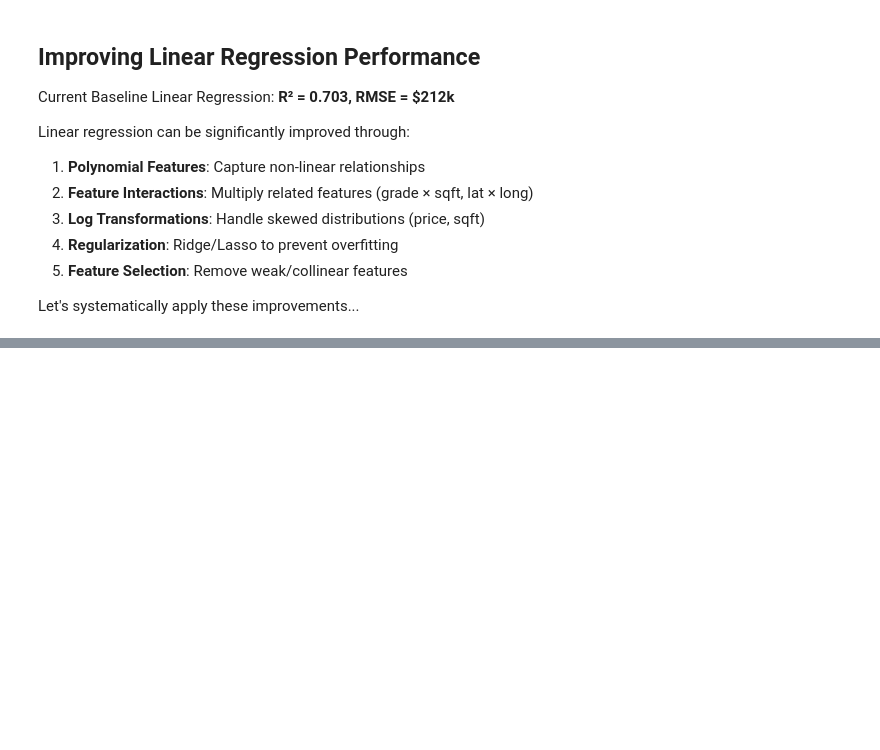
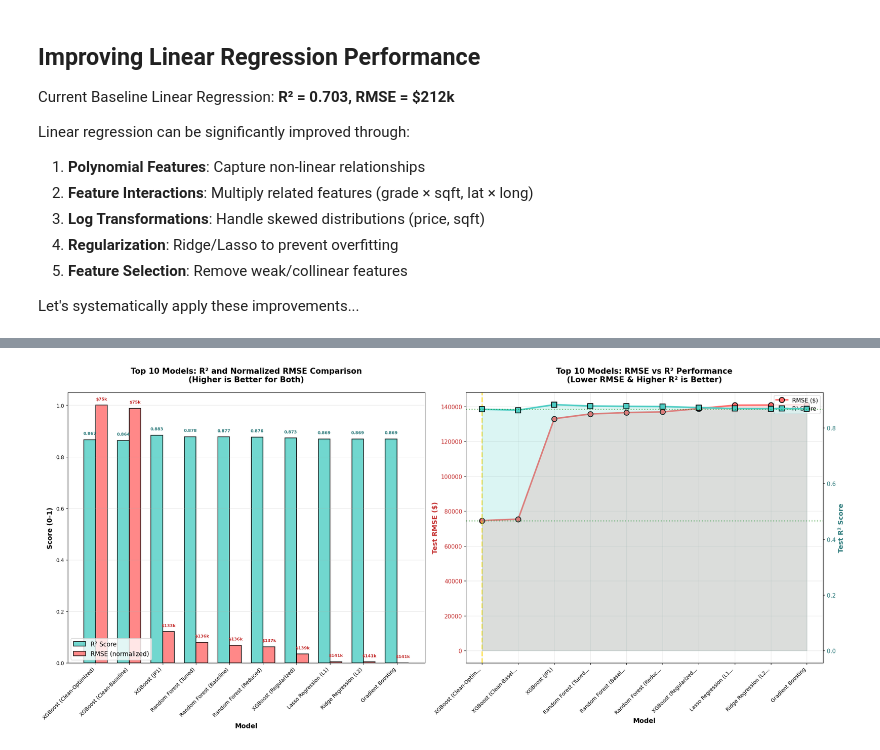
Before and after one commit to HelenaGomezV/kingCountryHouses, a Jupyter notebook: kingCountryHousesJP1.ipynb, the cells around one changed output, grey strips where cells are left out. Cells and saved outputs as stored; diff of their text form; code cells hidden in the pictures; blank space fills up the shorter version.

```diff
--- a/kingCountryHousesJP1.ipynb
+++ b/kingCountryHousesJP1.ipynb
@@ -1668,0 +1951,86 @@ Let's systematically apply these improvements...
+# %%
+# Grouped Bar Charts - RMSE and R² side by side for each model
+fig, (ax1, ax2) = plt.subplots(1, 2, figsize=(22, 10))
+
+# Get top 10 models for better visibility
+top_10 = all_models_sorted.head(10)
+x_pos = np.arange(len(top_10))
+width = 0.35
+
+# Plot 1: Grouped RMSE and R² on same scale (normalized)
+# Normalize RMSE to 0-1 scale for comparison with R²
+rmse_normalized = (top_10['Test RMSE'].max() - top_10['Test RMSE']) / (top_10['Test RMSE'].max() - top_10['Test RMSE'].min())
+
+bars1_r2 = ax1.bar(x_pos - width/2, top_10['Test R²'], width,
+                    label='R² Score', color='#4ECDC4', edgecolor='black', linewidth=1.5, alpha=0.8)
+bars1_rmse = ax1.bar(x_pos + width/2, rmse_normalized, width,
+                      label='RMSE (normalized)', color='#FF6B6B', edgecolor='black', linewidth=1.5, alpha=0.8)
+
+ax1.set_xlabel('Model', fontsize=13, fontweight='bold')
+ax1.set_ylabel('Score (0-1)', fontsize=13, fontweight='bold')
+ax1.set_title('Top 10 Models: R² and Normalized RMSE Comparison\n(Higher is Better for Both)',
+              fontsize=15, fontweight='bold', pad=20)
+ax1.set_xticks(x_pos)
+ax1.set_xticklabels([m[:25] + '...' if len(m) > 25 else m for m in top_10['Model']],
+                     rotation=45, ha='right', fontsize=10)
+ax1.legend(fontsize=12, loc='lower left')
+ax1.grid(axis='y', alpha=0.3)
+ax1.set_ylim(0, 1.05)
+
+# Add value labels
+for i, (bar_r2, bar_rmse, r2_val, rmse_val, actual_rmse) in enumerate(
+    zip(bars1_r2, bars1_rmse, top_10['Test R²'], rmse_normalized, top_10['Test RMSE'])):
+    # R² labels
+    ax1.text(bar_r2.get_x() + bar_r2.get_width()/2, r2_val + 0.02,
+             f'{r2_val:.3f}', ha='center', fontsize=8, fontweight='bold', color='#2C7A7B')
+    # RMSE labels (show actual value)
+    ax1.text(bar_rmse.get_x() + bar_rmse.get_width()/2, rmse_val + 0.02,
+             f'${actual_rmse/1000:.0f}k', ha='center', fontsize=8, fontweight='bold', color='#C53030')
+
+# Plot 2: Dual Y-axis chart with actual values
+models_short = [m[:20] + '...' if len(m) > 20 else m for m in top_10['Model']]
+
+# Create twin axis
+ax2_twin = ax2.twinx()
+
+# Plot RMSE (left axis)
+line1 = ax2.plot(x_pos, top_10['Test RMSE'], 'o-', color='#FF6B6B', linewidth=3,
+                  markersize=10, label='RMSE ($)', markeredgecolor='black', markeredgewidth=1.5)
+ax2.fill_between(x_pos, 0, top_10['Test RMSE'], alpha=0.2, color='#FF6B6B')
+
+# Plot R² (right axis)
+line2 = ax2_twin.plot(x_pos, top_10['Test R²'], 's-', color='#4ECDC4', linewidth=3,
+                       markersize=10, label='R² Score', markeredgecolor='black', markeredgewidth=1.5)
+ax2_twin.fill_between(x_pos, 0, top_10['Test R²'], alpha=0.2, color='#4ECDC4')
+
+# Labels and formatting
+ax2.set_xlabel('Model', fontsize=13, fontweight='bold')
+ax2.set_ylabel('Test RMSE ($)', fontsize=13, fontweight='bold', color='#C53030')
+ax2_twin.set_ylabel('Test R² Score', fontsize=13, fontweight='bold', color='#2C7A7B')
+ax2.set_title('Top 10 Models: RMSE vs R² Performance\n(Lower RMSE & Higher R² is Better)',
+              fontsize=15, fontweight='bold', pad=20)
+ax2.set_xticks(x_pos)
+ax2.set_xticklabels(models_short, rotation=45, ha='right', fontsize=10)
+ax2.tick_params(axis='y', labelcolor='#C53030', labelsize=11)
+ax2_twin.tick_params(axis='y', labelcolor='#2C7A7B', labelsize=11)
+ax2.grid(True, alpha=0.3)
+
+# Combine legends
+lines = line1 + line2
+labels = [l.get_label() for l in lines]
+ax2.legend(lines, labels, loc='upper right', fontsize=11)
+
+# Highlight best model
+best_pos = 0  # First position is best after sorting
+ax2.axvline(x=best_pos, color='gold', linestyle='--', linewidth=2.5, alpha=0.7, label='Best Model')
+ax2_twin.axhline(y=top_10.iloc[0]['Test R²'], color='green', linestyle=':', linewidth=2, alpha=0.5)
+ax2.axhline(y=top_10.iloc[0]['Test RMSE'], color='green', linestyle=':', linewidth=2, alpha=0.5)
+
+plt.tight_layout()
+plt.show()
+
+print("\n✅ Grouped performance visualizations complete!")
+print(f"🏆 Best Model: {top_10.iloc[0]['Model']}")
+print(f"   RMSE = ${top_10.iloc[0]['Test RMSE']:,.0f}, R² = {top_10.iloc[0]['Test R²']:.4f}")
+# %% [output]
+[figure, added]
```
Also changed, not shown: parts of 6 cells of this notebook.
